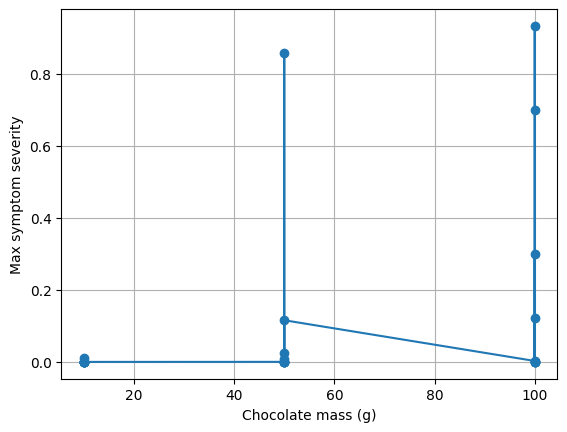
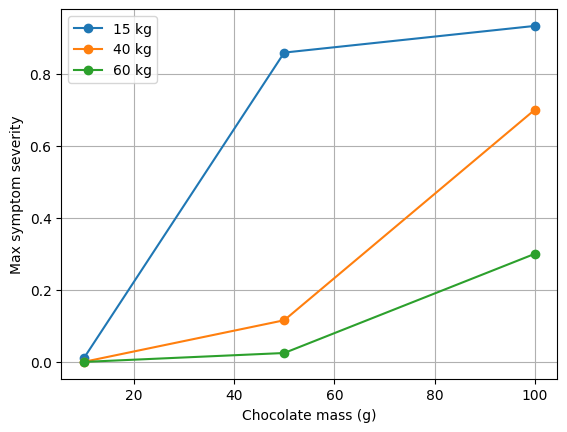
The change to this notebook cell's code, shown as a diff; its figure went from the first image to the second:
--- before
+++ after
@@ -1,11 +1,17 @@
-M_vals = np.array([r["M"] for r in results])
-S_vals = np.array([r["Smax"] for r in results])
+for w in W:
 
-# tri obligatoire pour avoir une belle courbe
-idx = np.argsort(M_vals)
+    subset = [r for r in results
+              if r["W"] == w and r["c"] == c_type[2]]  # chocolat noir
 
-plt.plot(M_vals[idx], S_vals[idx], marker="o")
+    M_vals = np.array([r["M"] for r in subset])
+    S_vals = np.array([r["Smax"] for r in subset])
+
+    idx = np.argsort(M_vals)
+
+    plt.plot(M_vals[idx], S_vals[idx], marker='o', label=f'{w} kg')
+
 plt.xlabel("Chocolate mass (g)")
 plt.ylabel("Max symptom severity")
 plt.grid()
+plt.legend()
 plt.show()

Commit: nouvelle figure